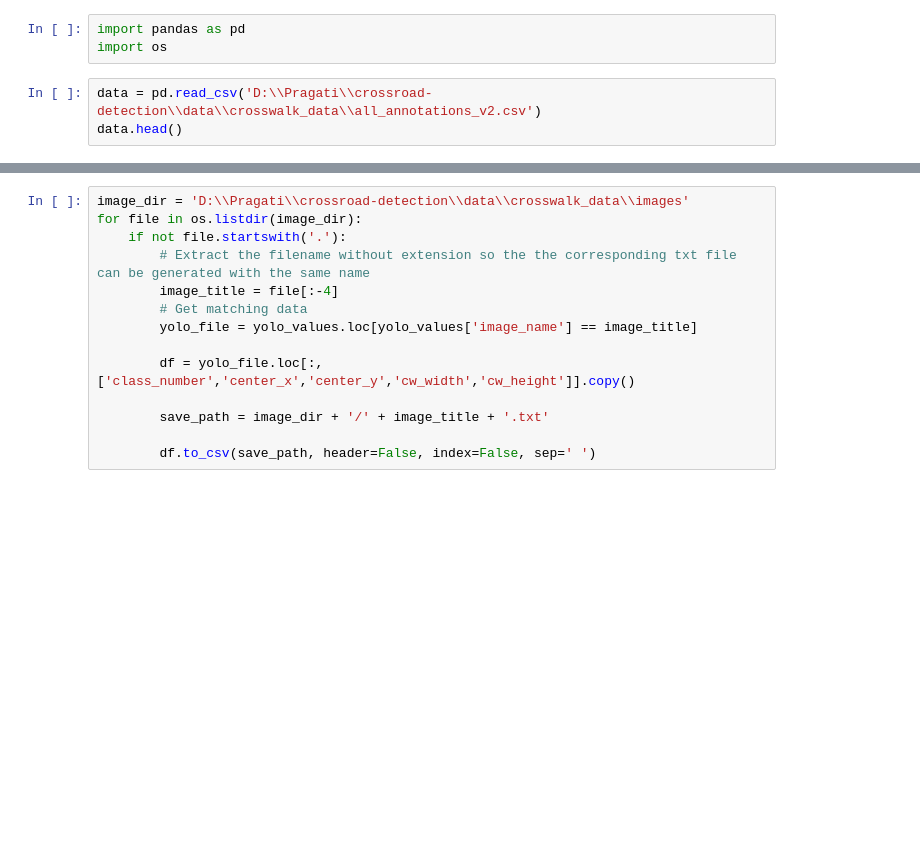
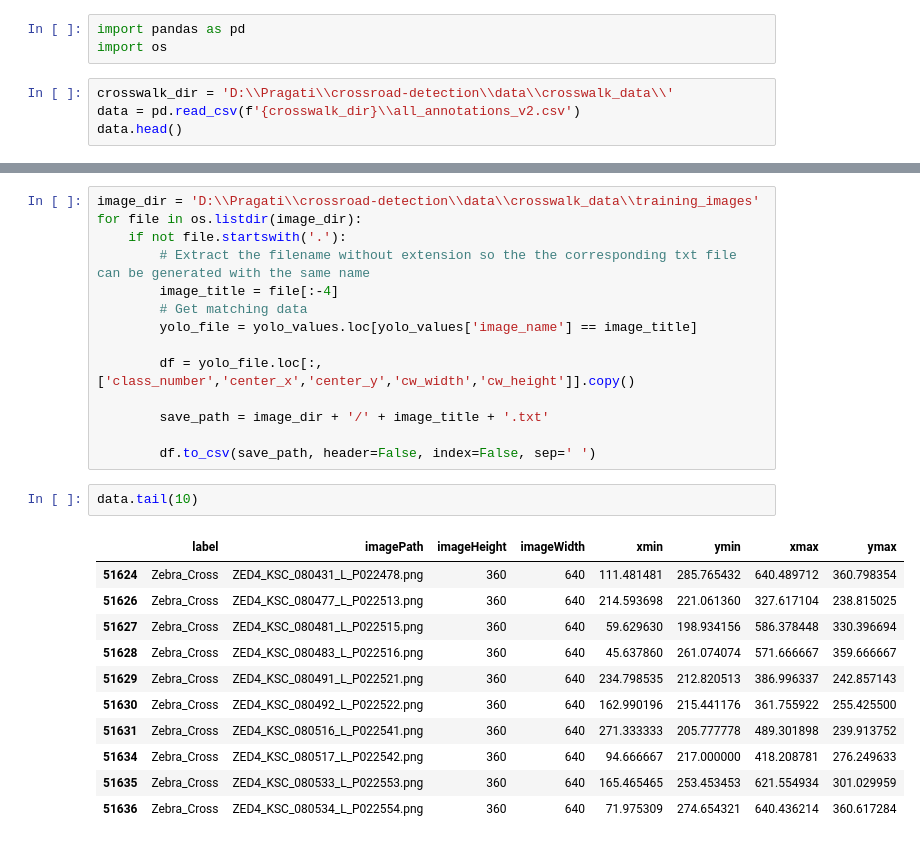
Before and after one commit to StefanMihut/Crossroad-Detection-Project, a Jupyter notebook: generate_annotation.ipynb, the cells around one changed output, grey strips where cells are left out. Cells and saved outputs as stored; diff of their text form; blank space fills up the shorter version.

Commit message:
add image_dir path

```diff
--- a/generate_annotation.ipynb
+++ b/generate_annotation.ipynb
@@ -4,5 +4,6 @@
 import pandas as pd
 import os
 # %%
-data = pd.read_csv('D:\\Pragati\\crossroad-detection\\data\\crosswalk_data\\all_annotations_v2.csv')
+crosswalk_dir = 'D:\\Pragati\\crossroad-detection\\data\\crosswalk_data\\'
+data = pd.read_csv(f'{crosswalk_dir}\\all_annotations_v2.csv')
 data.head()
@@ -42,5 +92,5 @@ yolo_values.head()
 # %%
-image_dir = 'D:\\Pragati\\crossroad-detection\\data\\crosswalk_data\\images'
+image_dir = 'D:\\Pragati\\crossroad-detection\\data\\crosswalk_data\\training_images'
 for file in os.listdir(image_dir):
     if not file.startswith('.'):
         # Extract the filename without extension so the the corresponding txt file can be generated with the same name
@@ -53,3 +103,17 @@ for file in os.listdir(image_dir):
         save_path = image_dir + '/' + image_title + '.txt'
 
         df.to_csv(save_path, header=False, index=False, sep=' ')
+# %%
+data.tail(10)
+# %% [output]
+|  | label | imagePath | imageHeight | imageWidth | xmin | ymin | xmax | ymax |
+| 51624 | Zebra_Cross | ZED4_KSC_080431_L_P022478.png | 360 | 640 | 111.481481 | 285.765432 | 640.489712 | 360.798354 |
+| 51626 | Zebra_Cross | ZED4_KSC_080477_L_P022513.png | 360 | 640 | 214.593698 | 221.061360 | 327.617104 | 238.815025 |
+| 51627 | Zebra_Cross | ZED4_KSC_080481_L_P022515.png | 360 | 640 | 59.629630 | 198.934156 | 586.378448 | 330.396694 |
+| 51628 | Zebra_Cross | ZED4_KSC_080483_L_P022516.png | 360 | 640 | 45.637860 | 261.074074 | 571.666667 | 359.666667 |
+| 51629 | Zebra_Cross | ZED4_KSC_080491_L_P022521.png | 360 | 640 | 234.798535 | 212.820513 | 386.996337 | 242.857143 |
+| 51630 | Zebra_Cross | ZED4_KSC_080492_L_P022522.png | 360 | 640 | 162.990196 | 215.441176 | 361.755922 | 255.425500 |
+| 51631 | Zebra_Cross | ZED4_KSC_080516_L_P022541.png | 360 | 640 | 271.333333 | 205.777778 | 489.301898 | 239.913752 |
+| 51634 | Zebra_Cross | ZED4_KSC_080517_L_P022542.png | 360 | 640 | 94.666667 | 217.000000 | 418.208781 | 276.249633 |
+| 51635 | Zebra_Cross | ZED4_KSC_080533_L_P022553.png | 360 | 640 | 165.465465 | 253.453453 | 621.554934 | 301.029959 |
+| 51636 | Zebra_Cross | ZED4_KSC_080534_L_P022554.png | 360 | 640 | 71.975309 | 274.654321 | 640.436214 | 360.617284 |
```
Also changed, not shown: parts of 7 cells of this notebook.
